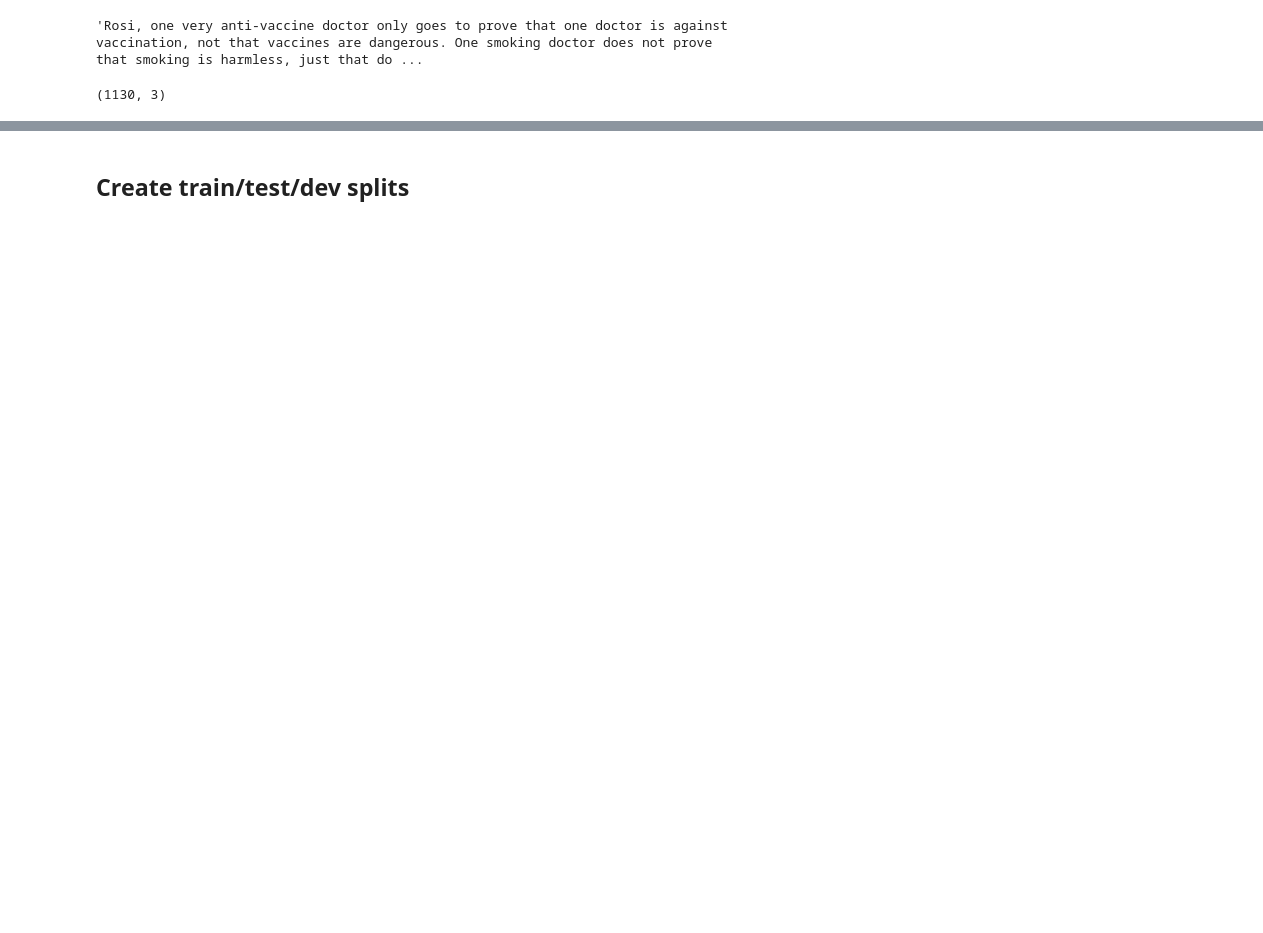
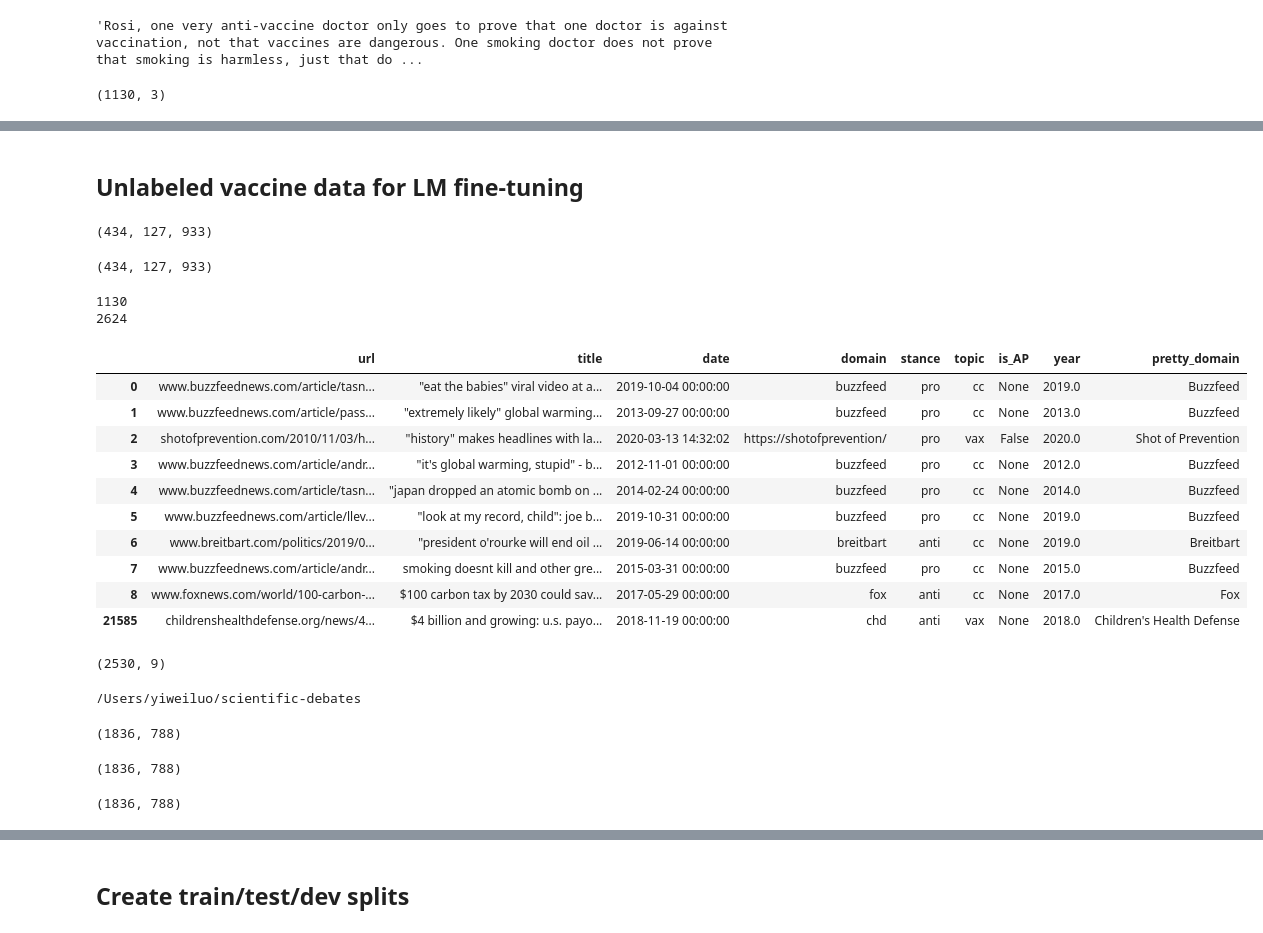
Before and after one commit to yiweiluo/GWStance, a Jupyter notebook: cc_stance/data_creation/Data_creation.ipynb, the cells around one changed output, grey strips where cells are left out. Saved outputs shown, nothing was run; the diff lists cells and outputs as text; code cells hidden in the pictures; blank space fills up the shorter version.

```diff
--- a/cc_stance/data_creation/Data_creation.ipynb
+++ b/cc_stance/data_creation/Data_creation.ipynb
@@ -149,2 +165,80 @@ vax_labeled_dat_df.shape
 # %%
 vax_labeled_dat_df.to_pickle('./data/vax_labeled_data_df.pkl')
+# %% [markdown]
+## Unlabeled vaccine data for LM fine-tuning
+# %%
+for_files = glob.glob(os.path.join(vax_dir,'my_train_data','for','*.txt'))
+uncertain_files = glob.glob(os.path.join(vax_dir,'my_train_data','uncertain','*.txt'))
+against_files = glob.glob(os.path.join(vax_dir,'my_train_data','against','*.txt'))
+len(for_files),len(uncertain_files),len(against_files)
+# %% [output]
+(434, 127, 933)
+# %%
+for_texts = []
+for file in for_files:
+    with open(file,'r') as f:
+        for_texts.append(f.read().strip().replace('\t',''))
+
+uncertain_texts = []
+for file in uncertain_files:
+    with open(file,'r') as f:
+        uncertain_texts.append(f.read().strip().replace('\t',''))
+
+against_texts = []
+for file in against_files:
+    with open(file,'r') as f:
+        against_texts.append(f.read().strip().replace('\t',''))
+
+len(for_texts),len(uncertain_texts),len(against_texts)
+# %% [output]
+(434, 127, 933)
+# %%
+print(len(sentences))
+sentences.extend(for_texts + uncertain_texts + against_texts)
+print(len(sentences))
+# %% [output]
+1130
+2624
+# %%
+df = pd.read_pickle('../../data_scraping/dedup_combined_df.pkl')
+df.head(10)
+# %% [output]
+|  | url | title | date | domain | stance | topic | is_AP | year | pretty_domain |
+| 0 | www.buzzfeednews.com/article/tasn... | "eat the babies" viral video at a... | 2019-10-04 00:00:00 | buzzfeed | pro | cc | None | 2019.0 | Buzzfeed |
+| 1 | www.buzzfeednews.com/article/pass... | "extremely likely" global warming... | 2013-09-27 00:00:00 | buzzfeed | pro | cc | None | 2013.0 | Buzzfeed |
+| 2 | shotofprevention.com/2010/11/03/h... | "history" makes headlines with la... | 2020-03-13 14:32:02 | https://shotofprevention/ | pro | vax | False | 2020.0 | Shot of Prevention |
+| 3 | www.buzzfeednews.com/article/andr... | "it's global warming, stupid" - b... | 2012-11-01 00:00:00 | buzzfeed | pro | cc | None | 2012.0 | Buzzfeed |
+| 4 | www.buzzfeednews.com/article/tasn... | "japan dropped an atomic bomb on ... | 2014-02-24 00:00:00 | buzzfeed | pro | cc | None | 2014.0 | Buzzfeed |
+| 5 | www.buzzfeednews.com/article/llev... | "look at my record, child": joe b... | 2019-10-31 00:00:00 | buzzfeed | pro | cc | None | 2019.0 | Buzzfeed |
+| 6 | www.breitbart.com/politics/2019/0... | "president o'rourke will end oil ... | 2019-06-14 00:00:00 | breitbart | anti | cc | None | 2019.0 | Breitbart |
+| 7 | www.buzzfeednews.com/article/andr... | smoking doesnt kill and other gre... | 2015-03-31 00:00:00 | buzzfeed | pro | cc | None | 2015.0 | Buzzfeed |
+| 8 | www.foxnews.com/world/100-carbon-... | $100 carbon tax by 2030 could sav... | 2017-05-29 00:00:00 | fox | anti | cc | None | 2017.0 | Fox |
+| 21585 | childrenshealthdefense.org/news/4... | $4 billion and growing: u.s. payo... | 2018-11-19 00:00:00 | chd | anti | vax | None | 2018.0 | Children's Health Defense |
+# %%
+vax_df = df.loc[df.topic == 'vax']
+vax_df.shape
+# %% [output]
+(2530, 9)
+# %%
+os.chdir('../../')
+print(os.getcwd())
+from utils import get_fulltext,get_fname,fulltext_exists
+os.chdir('./cc_stance/data_creation/')
+# %% [output]
+/Users/yiweiluo/scientific-debates
+# %%
+train_ix,test_ix = train_test_split(list(range(len(sentences))),test_size=0.3)
+len(train_ix),len(test_ix)
+# %% [output]
+(1836, 788)
+# %%
+train_ix,test_ix = train_test_split(list(range(len(sentences))),test_size=0.3)
+len(train_ix),len(test_ix)
+# %% [output]
+(1836, 788)
+# %%
+train_sents = [sentences[ix] for ix in train_ix]
+test_sents = [sentences[ix] for ix in test_ix]
+len(train_sents),len(test_sents)
+# %% [output]
+(1836, 788)
```
Also changed, not shown: parts of 67 cells of this notebook, 4 other files.
